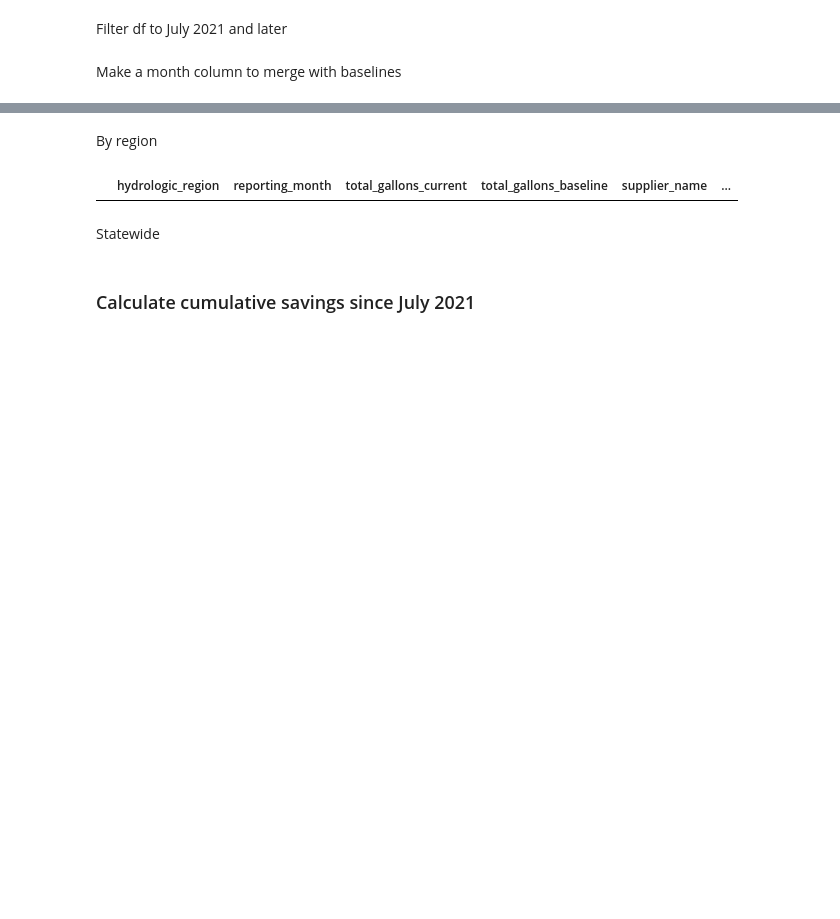
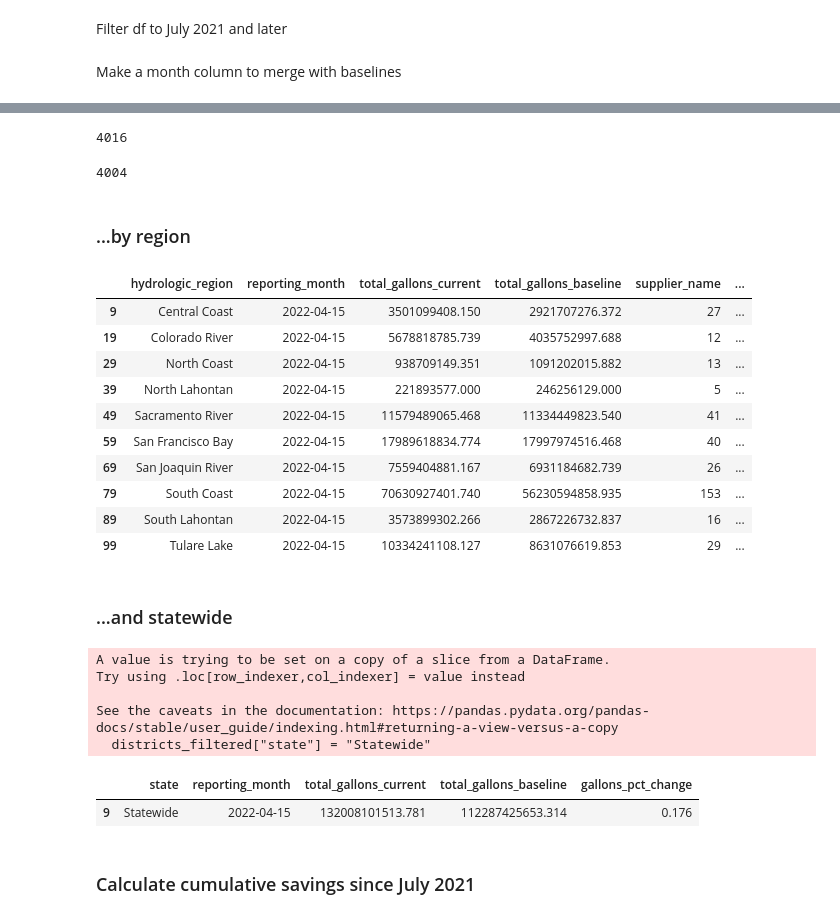
Before and after one commit to datadesk/california-drought-scrapers, a Jupyter notebook: processors/3-conservation-progress.ipynb, the cells around one changed output, grey strips where cells are left out. Saved outputs shown, nothing was run; the diff lists cells and outputs as text; code cells hidden in the pictures; blank space fills up the shorter version.

Commit message:
data

```diff
--- a/processors/3-conservation-progress.ipynb
+++ b/processors/3-conservation-progress.ipynb
@@ -65,7 +65,7 @@ merge_df = pd.merge(
     filter_df,
     baselines_trimmed_df,
     how="left",
-    on=["supplier_name", "month"]
+    on=["supplier_name", "public_water_system_id", "month"]
 ).rename(
     columns={
         "calculated_total_potable_water_production_gallons_ag_excluded": "total_gallons_current",
@@ -84,7 +86,22 @@ merge_df["gallons_pct_change"] = merge_df.apply(lambda x: pct_change(x.total_gal
+# %%
+lower_thresh=-0.5
+upper_thresh=1.3
+# %%
+districts_filtered = merge_df[
+    (merge_df['gallons_pct_change']<upper_thresh)&(merge_df['gallons_pct_change']>lower_thresh)
+]
+# %%
+len(merge_df)
+# %% [output]
+4016
+# %%
+len(districts_filtered)
+# %% [output]
+4004
 # %% [markdown]
-By region
+### ...by region
 # %%
-regions_df = merge_df.groupby(
+regions_df = districts_filtered.groupby(
     ["hydrologic_region", "reporting_month"]
 )[["total_gallons_current","total_gallons_baseline", "supplier_name"]].agg({
     "total_gallons_current":"sum",
@@ -95,11 +112,28 @@ regions_df = merge_df.groupby(
 regions_df["gallons_pct_change"] = regions_df.apply(lambda x: pct_change(x.total_gallons_current, x.total_gallons_baseline), axis=1)
 # %%
 regions_df[
-    #(regions_df.hydrologic_region == "South Coast")&
-    (regions_df.reporting_month=="2022-04-15")
+    (regions_df.reporting_month==regions_df.reporting_month.max())
 ]
 # %% [output]
 |  | hydrologic_region | reporting_month | total_gallons_current | total_gallons_baseline | supplier_name | ... |
+| 9 | Central Coast | 2022-04-15 | 3501099408.150 | 2921707276.372 | 27 | ... |
+| 19 | Colorado River | 2022-04-15 | 5678818785.739 | 4035752997.688 | 12 | ... |
+| 29 | North Coast | 2022-04-15 | 938709149.351 | 1091202015.882 | 13 | ... |
+| 39 | North Lahontan | 2022-04-15 | 221893577.000 | 246256129.000 | 5 | ... |
+| 49 | Sacramento River | 2022-04-15 | 11579489065.468 | 11334449823.540 | 41 | ... |
+| 59 | San Francisco Bay | 2022-04-15 | 17989618834.774 | 17997974516.468 | 40 | ... |
+| 69 | San Joaquin River | 2022-04-15 | 7559404881.167 | 6931184682.739 | 26 | ... |
+| 79 | South Coast | 2022-04-15 | 70630927401.740 | 56230594858.935 | 153 | ... |
+| 89 | South Lahontan | 2022-04-15 | 3573899302.266 | 2867226732.837 | 16 | ... |
+| 99 | Tulare Lake | 2022-04-15 | 10334241108.127 | 8631076619.853 | 29 | ... |
 # %% [markdown]
-Statewide
+### ...and statewide
+# %%
+districts_filtered["state"] = "Statewide"
+# %% [output]
+A value is trying to be set on a copy of a slice from a DataFrame.
+Try using .loc[row_indexer,col_indexer] = value instead
+
+See the caveats in the documentation: https://pandas.pydata.org/pandas-docs/stable/user_guide/indexing.html#returning-a-view-versus-a-copy
+  districts_filtered["state"] = "Statewide"
 # %%
@@ -107,5 +141,12 @@ statewide_df = merge_df.groupby(["hydrologic_region"])[["total_gallons_current",
 # %%
 statewide_df["gallons_pct_change"] = statewide_df.apply(lambda x: pct_change(x.total_gallons_current, x.total_gallons_baseline), axis=1)
+# %%
+statewide_df[
+    (statewide_df.reporting_month==statewide_df.reporting_month.max())
+]
+# %% [output]
+|  | state | reporting_month | total_gallons_current | total_gallons_baseline | gallons_pct_change |
+| 9 | Statewide | 2022-04-15 | 132008101513.781 | 112287425653.314 | 0.176 |
 # %% [markdown]
 ### Calculate cumulative savings since July 2021
 # %% [markdown]
```
Also changed, not shown: parts of 16 cells of this notebook, 15 other files.
